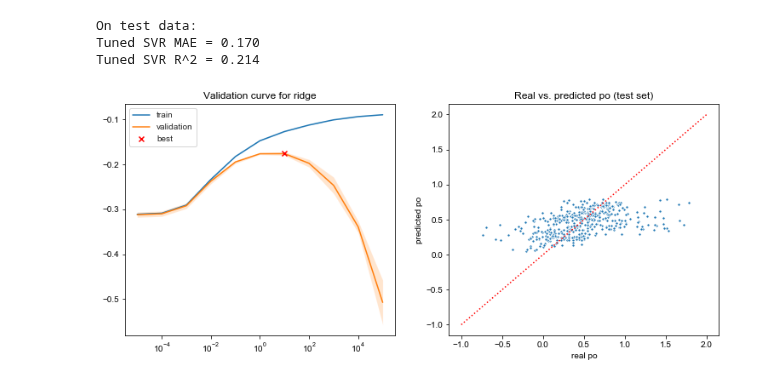
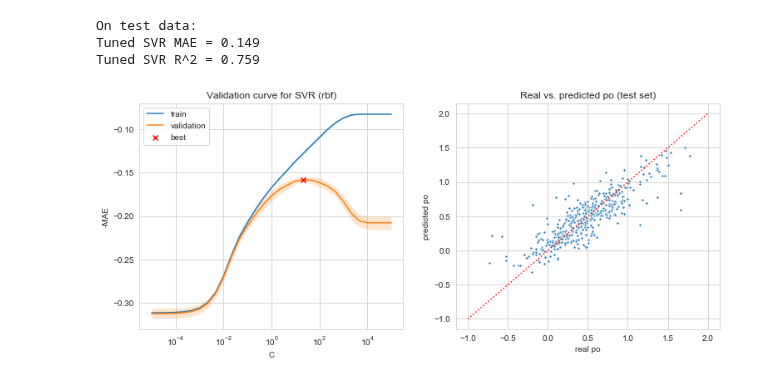
Before and after one commit to jschrein/epfl-exts-adsml-capstone-project, a Jupyter notebook: Support Vector Regression.ipynb, the cells around one changed output. Saved outputs shown, nothing was run; the diff lists cells and outputs as text; code cells hidden in the pictures.

Commit message:
Improved SVR with rbf kernel (transform/standardize features).

```diff
--- a/Support Vector Regression.ipynb
+++ b/Support Vector Regression.ipynb
@@ -36,8 +45,19 @@ y_test.shape = (440,)
 # %%
-svr = SVR(kernel="rbf", gamma="scale")
-print(svr.fit(X_train, y_train))
+categorical_idxs = cols_idxs(df_train.drop(columns="po_value"), categorical_features)
+skewed_idxs = cols_idxs(df_train.drop(columns="po_value"), skewed_features)
+unskewed_idxs = cols_idxs(df_train.drop(columns="po_value"), unskewed_features)
+
+preprocessor = make_column_transformer(
+    (OneHotEncoder(dtype=np.float64), categorical_idxs),
+    (PowerTransformer(standardize=True), skewed_idxs),
+    (StandardScaler(), skewed_idxs + unskewed_idxs),
+    remainder = "passthrough"
+)
+
+svr = make_pipeline(preprocessor, SVR(kernel="rbf"))
+svr.fit(X_train, y_train)
 svr_test_pred = svr.predict(X_test)
 print("With default params:")
-print("SVR MAE = {:.3f}".format(mean_absolute_error(y_test, svr_test_pred)))
-print("SVR R^2 = {:.3f}".format(svr.score(X_test, y_test)))
+print("SVR (rbf) MAE = {:.3f}".format(mean_absolute_error(y_test, svr_test_pred)))
+print("SVR (rbf) R^2 = {:.3f}".format(svr.score(X_test, y_test)))
 # %% [output]
@@ -49,13 +67,13 @@ SVR R^2 = 0.214
 # %%
 parameters = {
-    "C": np.logspace(-5, 5, 31),
-    "gamma": np.logspace(-10, 0, 11)
+    "svr__C": np.logspace(-5, 5, 31),
+    "svr__gamma": np.logspace(-10, 0, 11)
 }
 gcv = GridSearchCV(svr, parameters, scoring = "neg_mean_absolute_error", cv = 5, iid = False, n_jobs=12, verbose=True)
 gcv.fit(X_train, y_train)
 print("Grid search / cross-validation:")
-print("Best params = {}".format(gcv.best_params_))
-print("Best MAE = {:.3f}".format(-gcv.best_score_))
+print("Best params = {}".format(gcv.best_params_)) # {'svr__C': 4.641588833612772, 'svr__gamma': 0.01}
+print("Best MAE = {:.3f}".format(-gcv.best_score_)) #  0.163
 # %% [output]
 Fitting 5 folds for each of 341 candidates, totalling 1705 fits
 [Parallel(n_jobs=12)]: Using backend LokyBackend with 12 concurrent workers.
@@ -72,9 +90,9 @@ Best MAE = 0.175
 gcv_test_pred = gcv.predict(X_test)
 print("On test data:")
 print("Tuned SVR MAE = {:.3f}".format(mean_absolute_error(y_test, gcv_test_pred)))
-print("Tuned SVR R^2 = {:.3f}".format(r2_score(y_test, svr_test_pred)))
+print("Tuned SVR R^2 = {:.3f}".format(r2_score(y_test, gcv_test_pred)))
 # %% [output]
 On test data:
-Tuned SVR MAE = 0.170
-Tuned SVR R^2 = 0.214
+Tuned SVR MAE = 0.149
+Tuned SVR R^2 = 0.759
 # %%
@@ -98,22 +116,23 @@ def validationcurve_plot(name, param_range, train_scores, valid_scores, ax):
     ax.scatter(param_range[best_idx], valid_scores_mean[best_idx], marker='x', c='red', zorder=10, label="best")
 
     ax.legend()
+# %%
+svr2 = make_pipeline(preprocessor, SVR(kernel="rbf", gamma=gcv.best_params_["svr__gamma"]))
+param_range = np.logspace(-5, 5, 31)
+train_scores, valid_scores = validation_curve(svr2, X_train, y_train, param_name="svr__C",
+                                              scoring = "neg_mean_absolute_error", param_range=param_range,
+                                              cv=5, n_jobs=12)
 # %%
-svr2 = SVR(kernel="rbf", gamma=gcv.best_params_["gamma"])
-param_range = np.logspace(-5, 5, 11)
-train_scores, valid_scores = validation_curve(svr2, X_train, y_train, param_name="C",
-                                              scoring = "neg_mean_absolute_error", param_range=param_range,
-                                              cv=5, n_jobs=12)
-
 fig, (ax1, ax2) = plt.subplots(1, 2, figsize=(12.5, 5))
 
-validationcurve_plot("ridge", param_range, train_scores, valid_scores, ax1)
-
+validationcurve_plot("SVR (rbf)", param_range, train_scores, valid_scores, ax1)
+ax1.set_xlabel("C")
+ax1.set_ylabel("-MAE")
 sns.scatterplot(y_test, svr_test_pred, s=10, ax=ax2)
 ax2.set_xlabel("real po")
 ax2.set_ylabel("predicted po")
 ax2.set_title("Real vs. predicted po (test set)")
 ax2.plot([-1, 2], [-1, 2], color="red", linestyle=":")
 plt.show()
 # %% [output]
-[figure, old version]
+[figure, new version]
```
Also changed, not shown: parts of 8 cells of this notebook, 2 other files.
